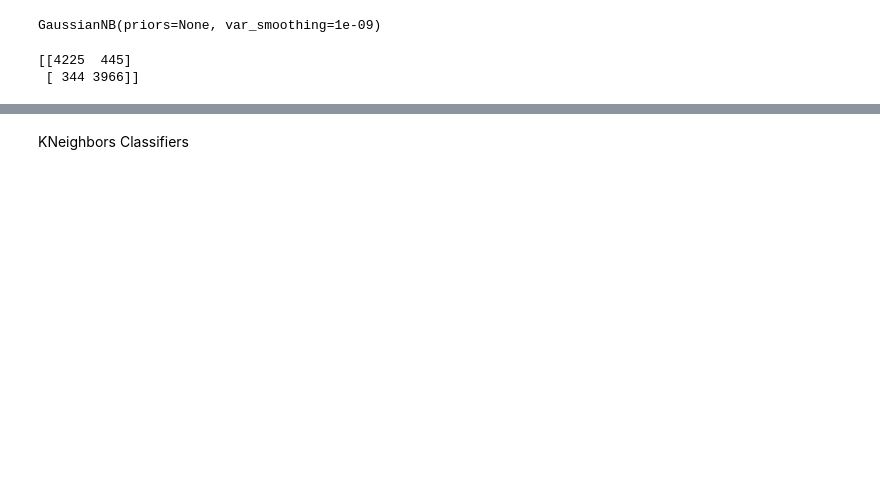
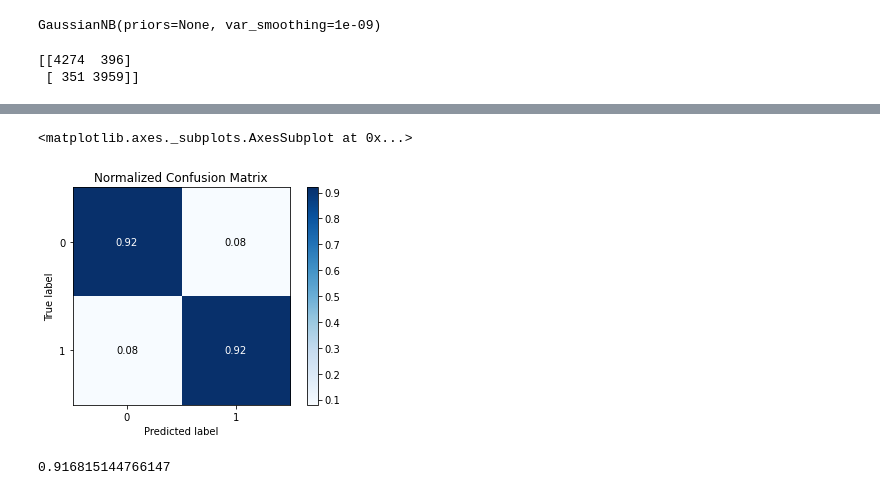
Before and after one commit to danielabebe1/NaturalLanguageProcessing, a Jupyter notebook: Identify_Fake_and_True_News_(NLP).ipynb, the cells around one changed output, grey strips where cells are left out. Cells and saved outputs as stored; diff of their text form; code cells hidden in the pictures; blank space fills up the shorter version.

```diff
--- a/Identify_Fake_and_True_News_(NLP).ipynb
+++ b/Identify_Fake_and_True_News_(NLP).ipynb
@@ -166,3 +202,8 @@ plt.imshow(wc , interpolation = 'bilinear')
 # %% [output]
 <matplotlib.image.AxesImage at 0x...>
 [figure]
+# %%
+from google.colab import files
+import io
+uploaded = files.upload()
+df= pd.read_pickle(io.BytesIO(uploaded['clean.pkl']))
@@ -169,7 +213,6 @@ plt.imshow(wc , interpolation = 'bilinear')
 # %%
-#Creating the Bag of Words model
-from sklearn.feature_extraction.text import CountVectorizer
-cv = CountVectorizer(max_features = 5000)
+# We are going to create a document-term matrix using CountVectorizer, by limiting the number of features
+cv = CountVectorizer(max_features = 10000)
 X = cv.fit_transform(df.text).toarray()
 y = df.iloc[:, 1].values
 # %%
@@ -190,5 +233,12 @@ y_pred = classifier.predict(X_test)
 cm = confusion_matrix(y_test, y_pred)
 print(cm)
 # %% [output]
-[[4225  445]
- [ 344 3966]]
+[[4274  396]
+ [ 351 3959]]
+# %%
+
+#normilized confusion matrix!pip install scikit-plot
+import scikitplot as skplt
+import matplotlib.pyplot as plt
+skplt.metrics.plot_confusion_matrix(y_test, y_pred, normalize=True)
+# %% [output]
@@ -195,6 +259,8 @@ print(cm)
+<matplotlib.axes._subplots.AxesSubplot at 0x...>
+[figure, added]
 # %%
 #Making the accuracy_score
 ac = accuracy_score(y_test, y_pred)
 print(ac)
+# %% [output]
+0.916815144766147
-# %% [markdown]
-KNeighbors Classifiers
```
Also changed, not shown: parts of 18 cells of this notebook.
